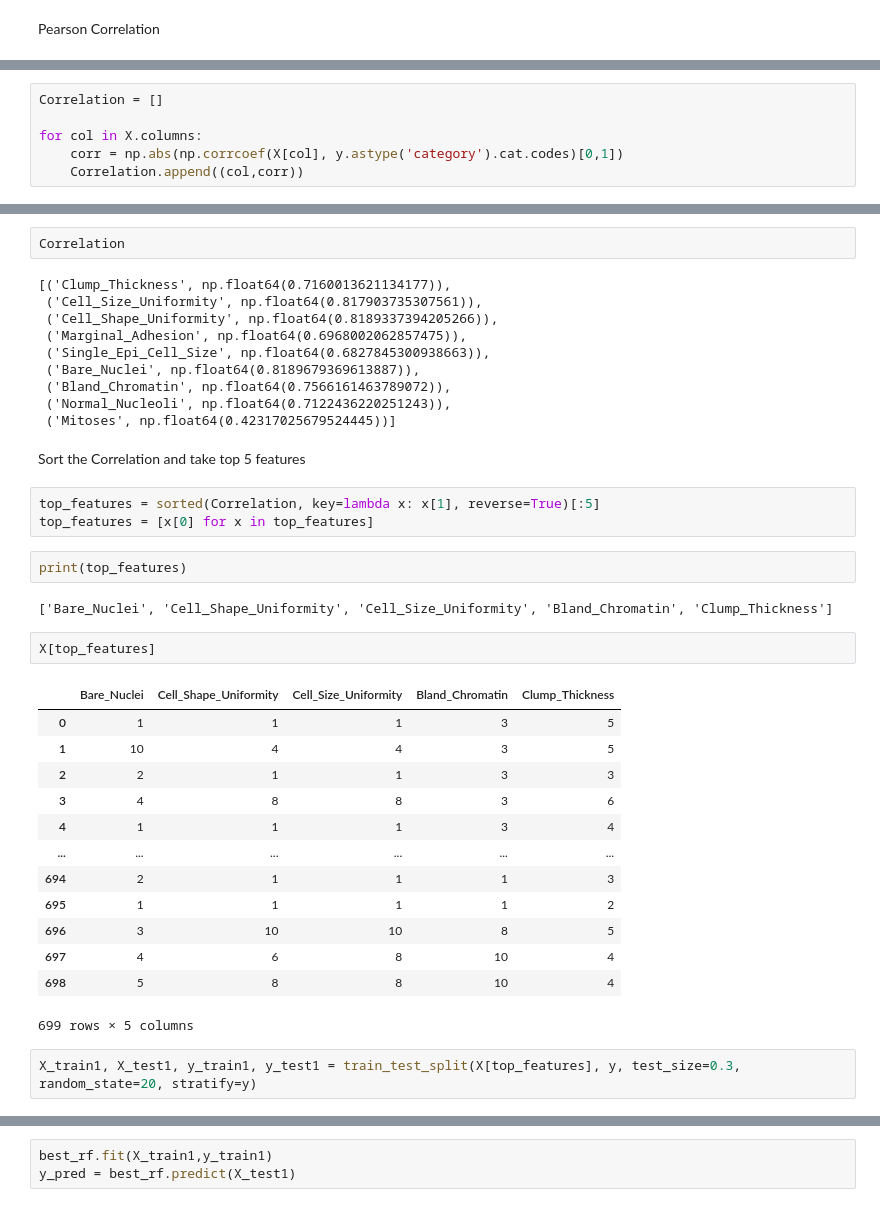
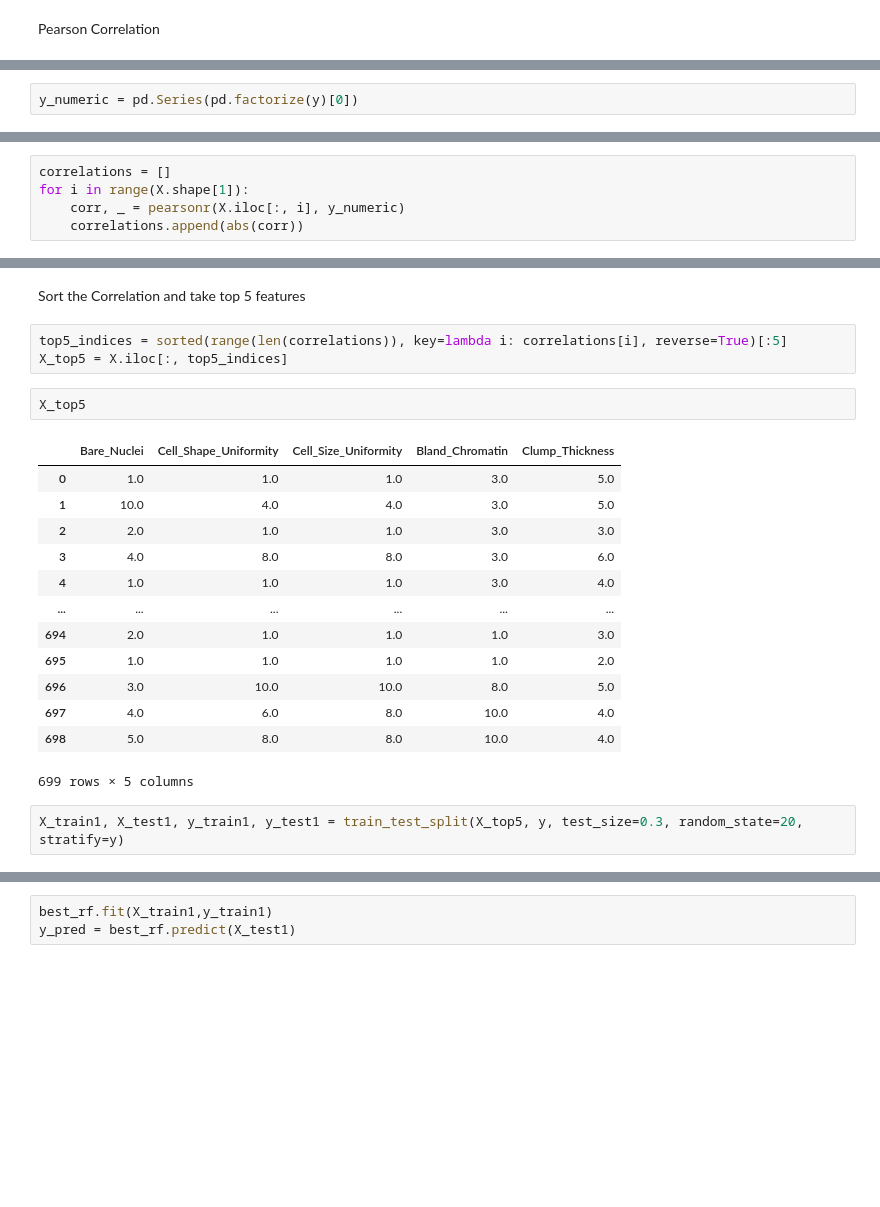
Before and after one commit to Parth6120/Breastcancer_PCA, a Jupyter notebook: lab1.ipynb, the cells around one changed output, grey strips where cells are left out. Drawn from its saved outputs; the diff is of its cells as text; blank space fills up the shorter version.

Commit message:
Pearson Correlation

```diff
--- a/lab1.ipynb
+++ b/lab1.ipynb
@@ -229,0 +207,2 @@ dtype: object
+# %%
+y_numeric = pd.Series(pd.factorize(y)[0])
@@ -230,6 +224,5 @@ dtype: object
 # %%
-Correlation = []
-
-for col in X.columns:
-    corr = np.abs(np.corrcoef(X[col], y.astype('category').cat.codes)[0,1])
-    Correlation.append((col,corr))
+correlations = []
+for i in range(X.shape[1]):
+    corr, _ = pearsonr(X.iloc[:, i], y_numeric)
+    correlations.append(abs(corr))
@@ -236,39 +241,23 @@ for col in X.columns:
+# %% [markdown]
+Sort the Correlation and take top 5 features
+# %%
+top5_indices = sorted(range(len(correlations)), key=lambda i: correlations[i], reverse=True)[:5]
+X_top5 = X.iloc[:, top5_indices]
 # %%
-Correlation
+X_top5
 # %% [output]
+|  | Bare_Nuclei | Cell_Shape_Uniformity | Cell_Size_Uniformity | Bland_Chromatin | Clump_Thickness |
+| 0 | 1.0 | 1.0 | 1.0 | 3.0 | 5.0 |
+| 1 | 10.0 | 4.0 | 4.0 | 3.0 | 5.0 |
+| 2 | 2.0 | 1.0 | 1.0 | 3.0 | 3.0 |
+| 3 | 4.0 | 8.0 | 8.0 | 3.0 | 6.0 |
+| 4 | 1.0 | 1.0 | 1.0 | 3.0 | 4.0 |
+| ... | ... | ... | ... | ... | ... |
+| 694 | 2.0 | 1.0 | 1.0 | 1.0 | 3.0 |
+| 695 | 1.0 | 1.0 | 1.0 | 1.0 | 2.0 |
+| 696 | 3.0 | 10.0 | 10.0 | 8.0 | 5.0 |
+| 697 | 4.0 | 6.0 | 8.0 | 10.0 | 4.0 |
+| 698 | 5.0 | 8.0 | 8.0 | 10.0 | 4.0 |
-[('Clump_Thickness', np.float64(0.7160013621134177)),
- ('Cell_Size_Uniformity', np.float64(0.817903735307561)),
- ('Cell_Shape_Uniformity', np.float64(0.8189337394205266)),
- ('Marginal_Adhesion', np.float64(0.6968002062857475)),
- ('Single_Epi_Cell_Size', np.float64(0.6827845300938663)),
- ('Bare_Nuclei', np.float64(0.8189679369613887)),
- ('Bland_Chromatin', np.float64(0.7566161463789072)),
- ('Normal_Nucleoli', np.float64(0.7122436220251243)),
- ('Mitoses', np.float64(0.42317025679524445))]
+699 rows × 5 columns
-# %% [markdown]
-Sort the Correlation and take top 5 features
-# %%
-top_features = sorted(Correlation, key=lambda x: x[1], reverse=True)[:5]
-top_features = [x[0] for x in top_features]
-# %%
-print(top_features)
-# %% [output]
-['Bare_Nuclei', 'Cell_Shape_Uniformity', 'Cell_Size_Uniformity', 'Bland_Chromatin', 'Clump_Thickness']
-# %%
-X[top_features]
-# %% [output]
-|  | Bare_Nuclei | Cell_Shape_Uniformity | Cell_Size_Uniformity | Bland_Chromatin | Clump_Thickness |
-| 0 | 1 | 1 | 1 | 3 | 5 |
-| 1 | 10 | 4 | 4 | 3 | 5 |
-| 2 | 2 | 1 | 1 | 3 | 3 |
-| 3 | 4 | 8 | 8 | 3 | 6 |
-| 4 | 1 | 1 | 1 | 3 | 4 |
-| ... | ... | ... | ... | ... | ... |
-| 694 | 2 | 1 | 1 | 1 | 3 |
-| 695 | 1 | 1 | 1 | 1 | 2 |
-| 696 | 3 | 10 | 10 | 8 | 5 |
-| 697 | 4 | 6 | 8 | 10 | 4 |
-| 698 | 5 | 8 | 8 | 10 | 4 |
-699 rows × 5 columns
 # %%
-X_train1, X_test1, y_train1, y_test1 = train_test_split(X[top_features], y, test_size=0.3, random_state=20, stratify=y)
+X_train1, X_test1, y_train1, y_test1 = train_test_split(X_top5, y, test_size=0.3, random_state=20, stratify=y)
```
Also changed, not shown: parts of 27 cells of this notebook, 1 other file.
